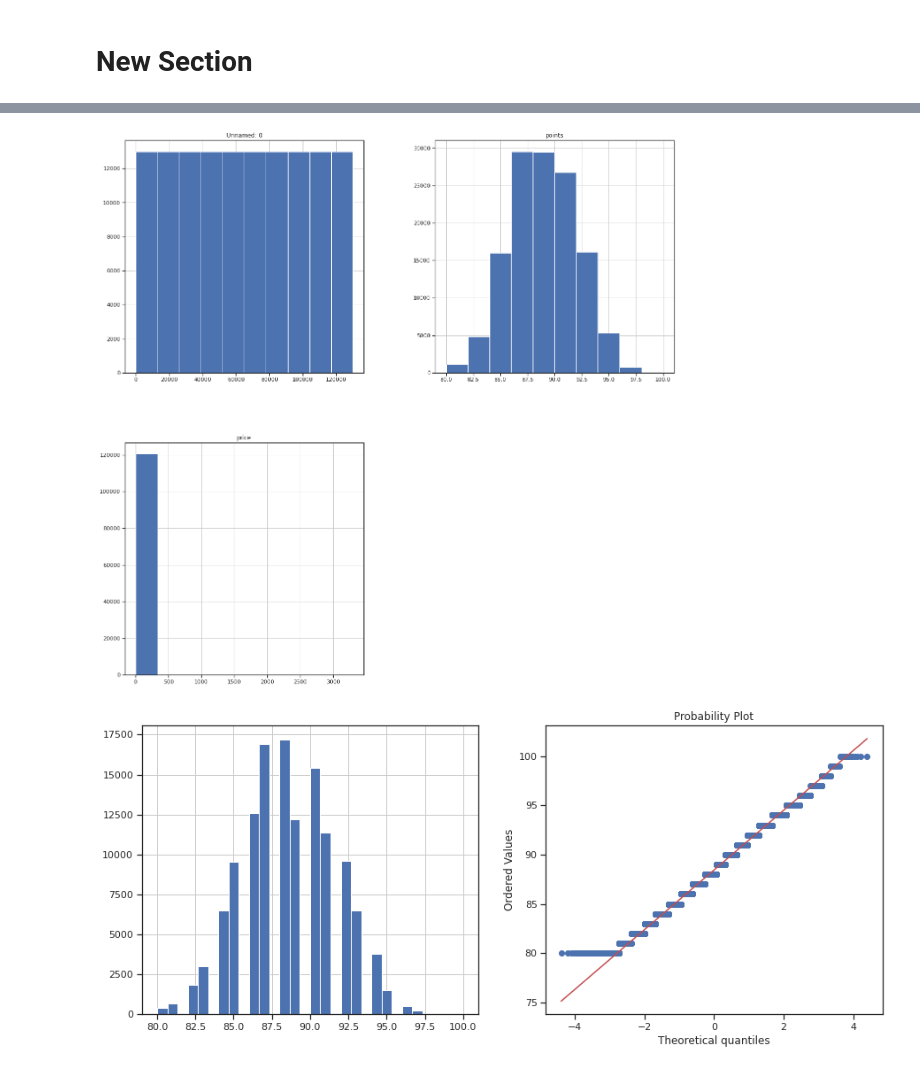
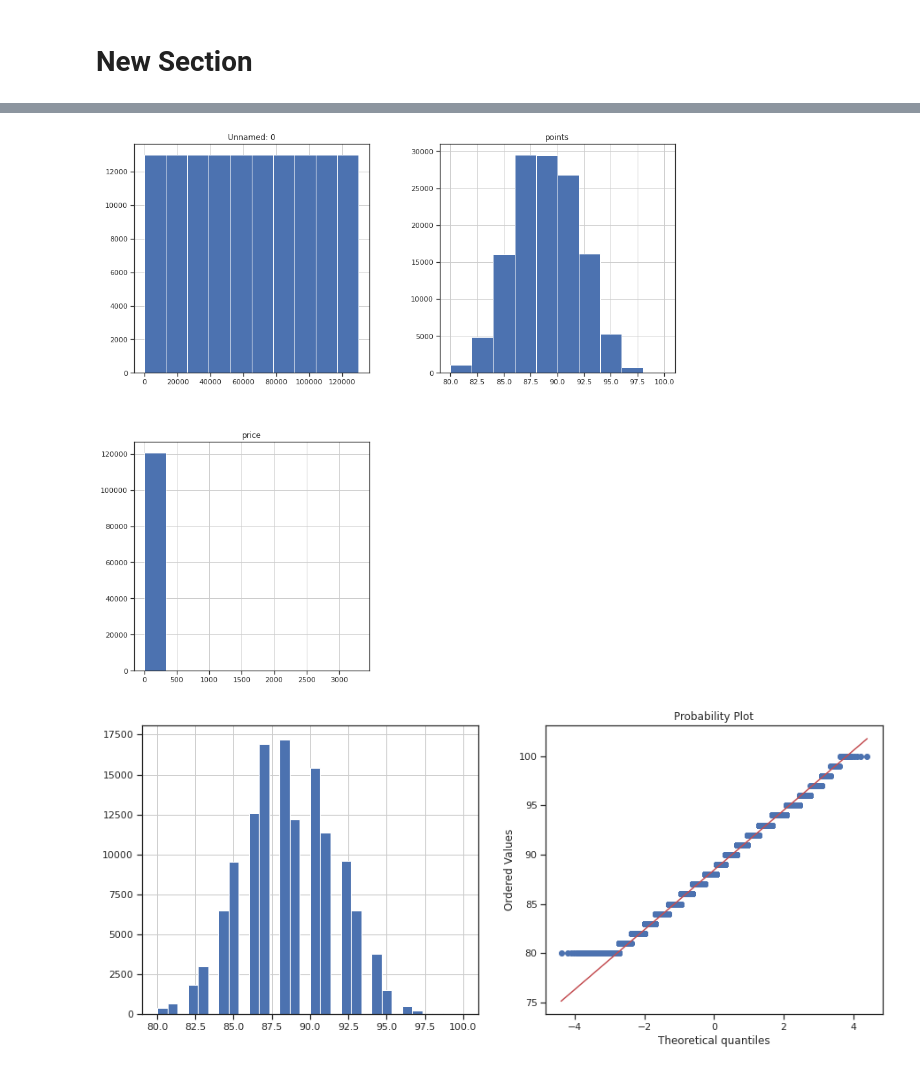
Before and after one commit to yomyaykya/yomyay, a Jupyter notebook: РК_1.ipynb, the cells around one changed output, grey strips where cells are left out. Cells and saved outputs as stored; diff of their text form; code cells hidden in the pictures.

```diff
--- a/РК_1.ipynb
+++ b/РК_1.ipynb
@@ -52,10 +52,10 @@ data.head()
 | 3 | 3 | US | Pineapple rind, lemon pith and or... | Reserve Late Harvest | 87 | 13.0 | Michigan | Lake Michigan Shore | NaN | ... |
 | 4 | 4 | US | Much like the regular bottling fr... | Vintner's Reserve Wild Child Block | 87 | 65.0 | Oregon | Willamette Valley | Willamette Valley | ... |
 # %%
-data.hist(figsize=(20,20))
+data.hist(figsize=(15,15))
 plt.show()
 # %% [output]
-[figure, old version]
+[figure, new version]
 # %%
 diagnostic_plots(data, 'points')
 # %% [output]
```
Also changed, not shown: parts of 3 cells of this notebook.
